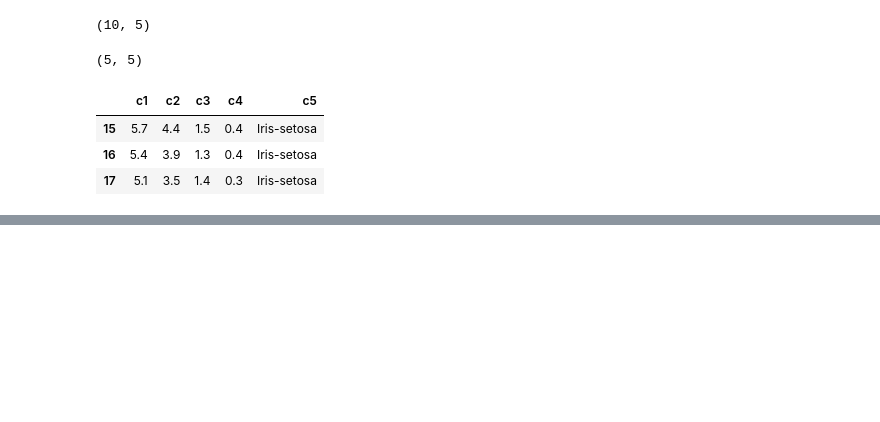
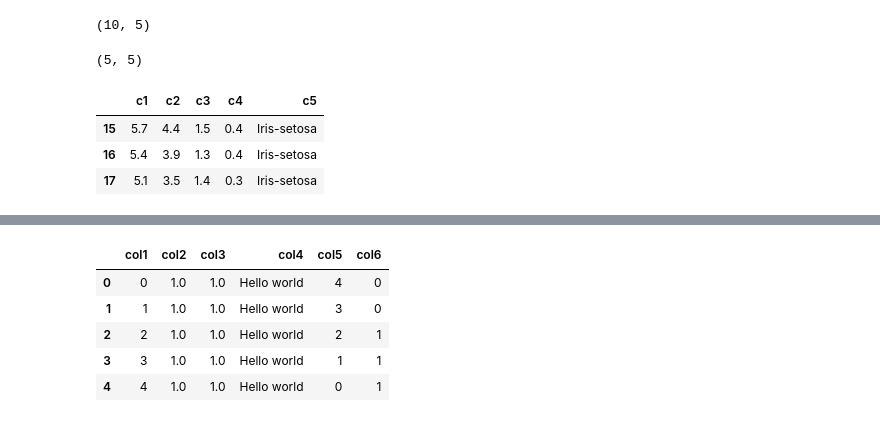
Before and after one commit to homemix/python-for-data-science, a Jupyter notebook: notebooks/Chapter 2 - Data Munging/Data loading and preprocessing with pandas.ipynb, the cells around one changed output, grey strips where cells are left out. Drawn from its saved outputs; the diff is of its cells as text; code cells hidden in the pictures; blank space fills up the shorter version.

```diff
--- a/notebooks/Chapter 2 - Data Munging/Data loading and preprocessing with pandas.ipynb
+++ b/notebooks/Chapter 2 - Data Munging/Data loading and preprocessing with pandas.ipynb
@@ -181,0 +197,15 @@ piece
+# %%
+# Concatenating datasets
+col5 = pd.Series([4,3,2,1,0])
+col6 = pd.Series([0,0,1,1,1])
+a_new_dataset= pd.concat([col5,col6],axis=1,keys=['col5','col6'])
+a_new_dataset
+my_new_dataset= pd.concat([my_own_dataset,a_new_dataset],axis=1)
+my_new_dataset
+# %% [output]
+|  | col1 | col2 | col3 | col4 | col5 | col6 |
+| 0 | 0 | 1.0 | 1.0 | Hello world | 4 | 0 |
+| 1 | 1 | 1.0 | 1.0 | Hello world | 3 | 0 |
+| 2 | 2 | 1.0 | 1.0 | Hello world | 2 | 1 |
+| 3 | 3 | 1.0 | 1.0 | Hello world | 1 | 1 |
+| 4 | 4 | 1.0 | 1.0 | Hello world | 0 | 1 |
```
Also changed, not shown: parts of 10 cells of this notebook, 1 other file.
